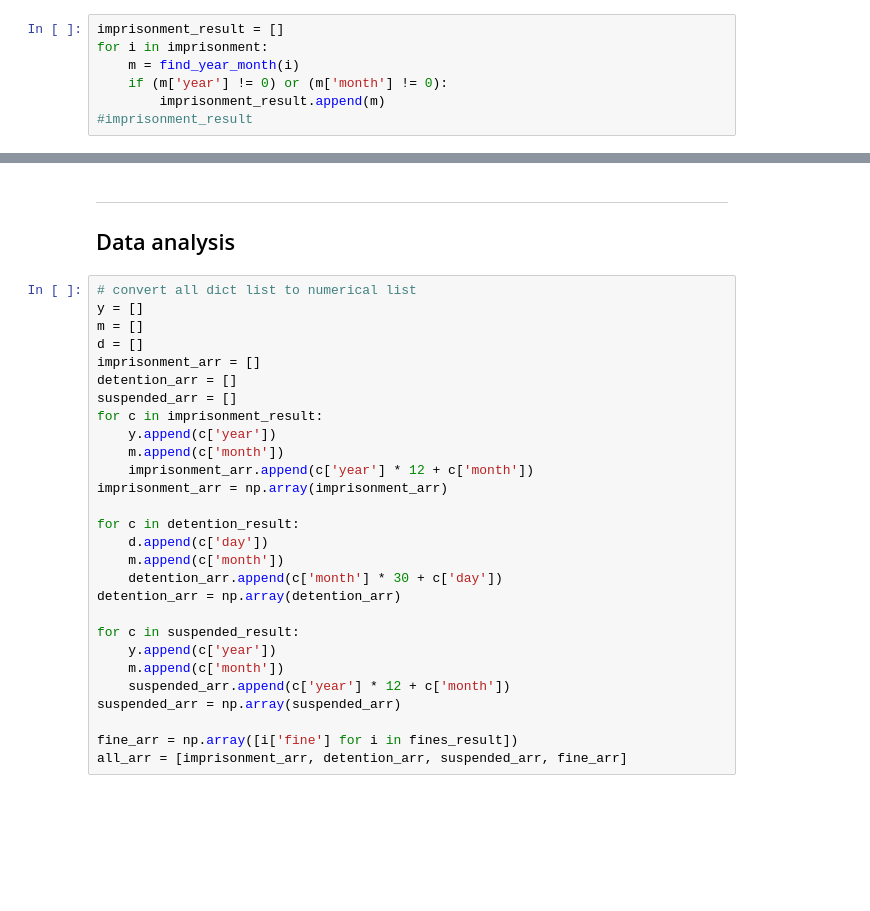
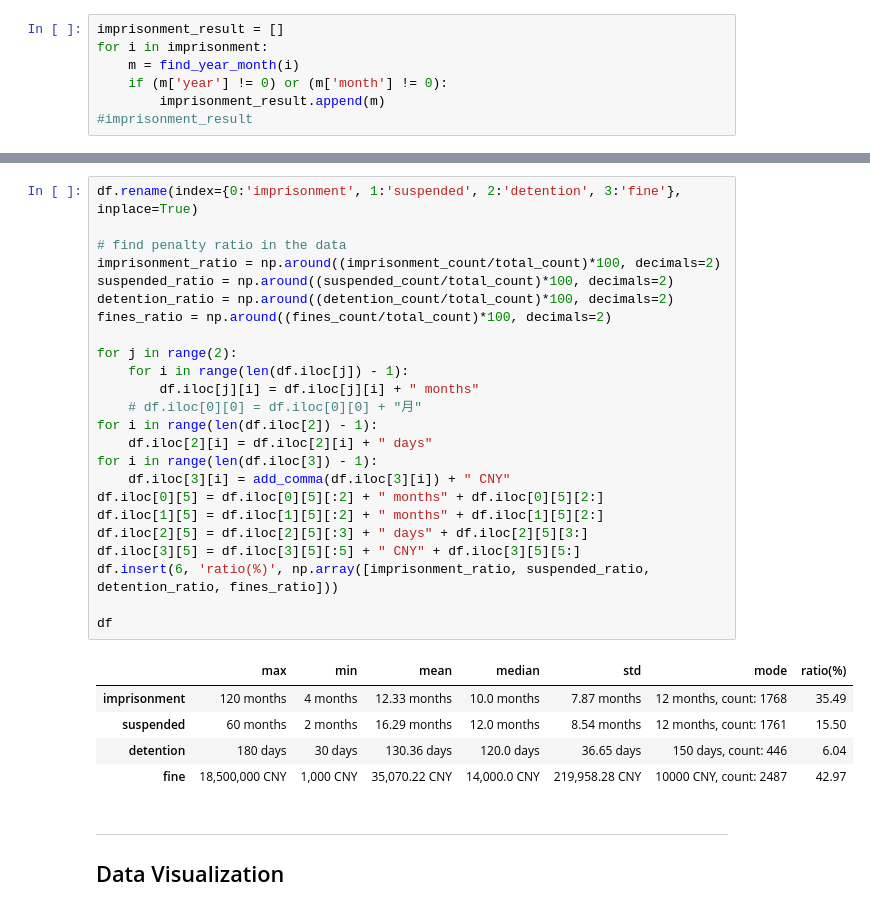
Before and after one commit to Yibin-Li/Law-Parser, a Jupyter notebook: Parsing Result Table.ipynb, the cells around one changed output, grey strips where cells are left out. Drawn from its saved outputs; the diff is of its cells as text; blank space fills up the shorter version.

```diff
--- a/Parsing Result Table.ipynb
+++ b/Parsing Result Table.ipynb
@@ -312,31 +394,33 @@ print(len(fines))
+# %%
+df.rename(index={0:'imprisonment', 1:'suspended', 2:'detention', 3:'fine'}, inplace=True)
+
+# find penalty ratio in the data
+imprisonment_ratio = np.around((imprisonment_count/total_count)*100, decimals=2)
+suspended_ratio = np.around((suspended_count/total_count)*100, decimals=2)
+detention_ratio = np.around((detention_count/total_count)*100, decimals=2)
+fines_ratio = np.around((fines_count/total_count)*100, decimals=2)
+
+for j in range(2):
+    for i in range(len(df.iloc[j]) - 1):
+        df.iloc[j][i] = df.iloc[j][i] + " months"
+    # df.iloc[0][0] = df.iloc[0][0] + "月"
+for i in range(len(df.iloc[2]) - 1):
+    df.iloc[2][i] = df.iloc[2][i] + " days"
+for i in range(len(df.iloc[3]) - 1):
+    df.iloc[3][i] = add_comma(df.iloc[3][i]) + " CNY"
+df.iloc[0][5] = df.iloc[0][5][:2] + " months" + df.iloc[0][5][2:]
+df.iloc[1][5] = df.iloc[1][5][:2] + " months" + df.iloc[1][5][2:]
+df.iloc[2][5] = df.iloc[2][5][:3] + " days" + df.iloc[2][5][3:]
+df.iloc[3][5] = df.iloc[3][5][:5] + " CNY" + df.iloc[3][5][5:]
+df.insert(6, 'ratio(%)', np.array([imprisonment_ratio, suspended_ratio, detention_ratio, fines_ratio]))
+
+df
+# %% [output]
+|  | max | min | mean | median | std | mode | ratio(%) |
+| imprisonment | 120 months | 4 months | 12.33 months | 10.0 months | 7.87 months | 12 months, count: 1768 | 35.49 |
+| suspended | 60 months | 2 months | 16.29 months | 12.0 months | 8.54 months | 12 months, count: 1761 | 15.50 |
+| detention | 180 days | 30 days | 130.36 days | 120.0 days | 36.65 days | 150 days, count: 446 | 6.04 |
+| fine | 18,500,000 CNY | 1,000 CNY | 35,070.22 CNY | 14,000.0 CNY | 219,958.28 CNY | 10000 CNY, count: 2487 | 42.97 |
 # %% [markdown]
 ---
-## Data analysis
+## Data Visualization
-# %%
-# convert all dict list to numerical list
-y = []
-m = []
-d = []
-imprisonment_arr = []
-detention_arr = []
-suspended_arr = []
-for c in imprisonment_result:
-    y.append(c['year'])
-    m.append(c['month'])
-    imprisonment_arr.append(c['year'] * 12 + c['month'])
-imprisonment_arr = np.array(imprisonment_arr)
-
-for c in detention_result:
-    d.append(c['day'])
-    m.append(c['month'])
-    detention_arr.append(c['month'] * 30 + c['day'])
-detention_arr = np.array(detention_arr)
-
-for c in suspended_result:
-    y.append(c['year'])
-    m.append(c['month'])
-    suspended_arr.append(c['year'] * 12 + c['month'])
-suspended_arr = np.array(suspended_arr)
-
-fine_arr = np.array([i['fine'] for i in fines_result])
-all_arr = [imprisonment_arr, detention_arr, suspended_arr, fine_arr]
```
Also changed, not shown: parts of 22 cells of this notebook.
